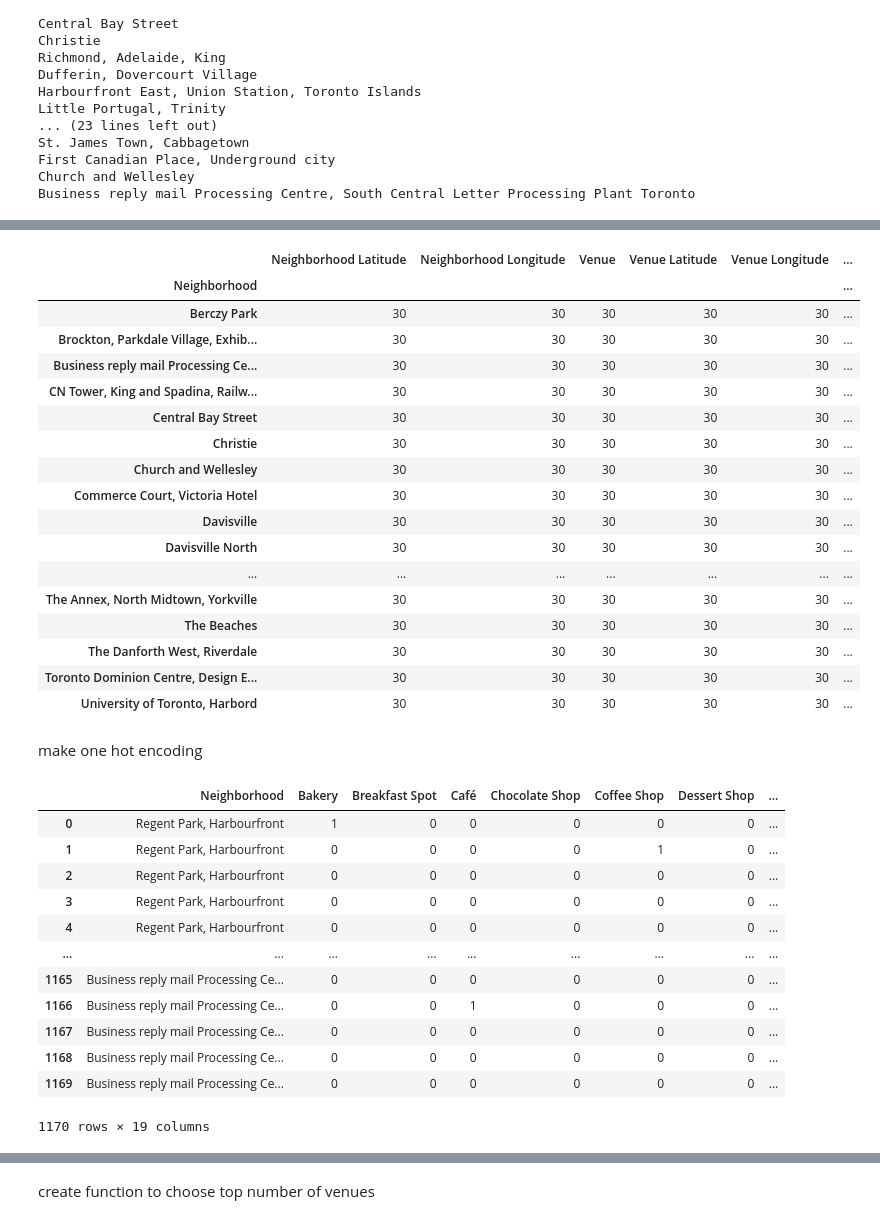
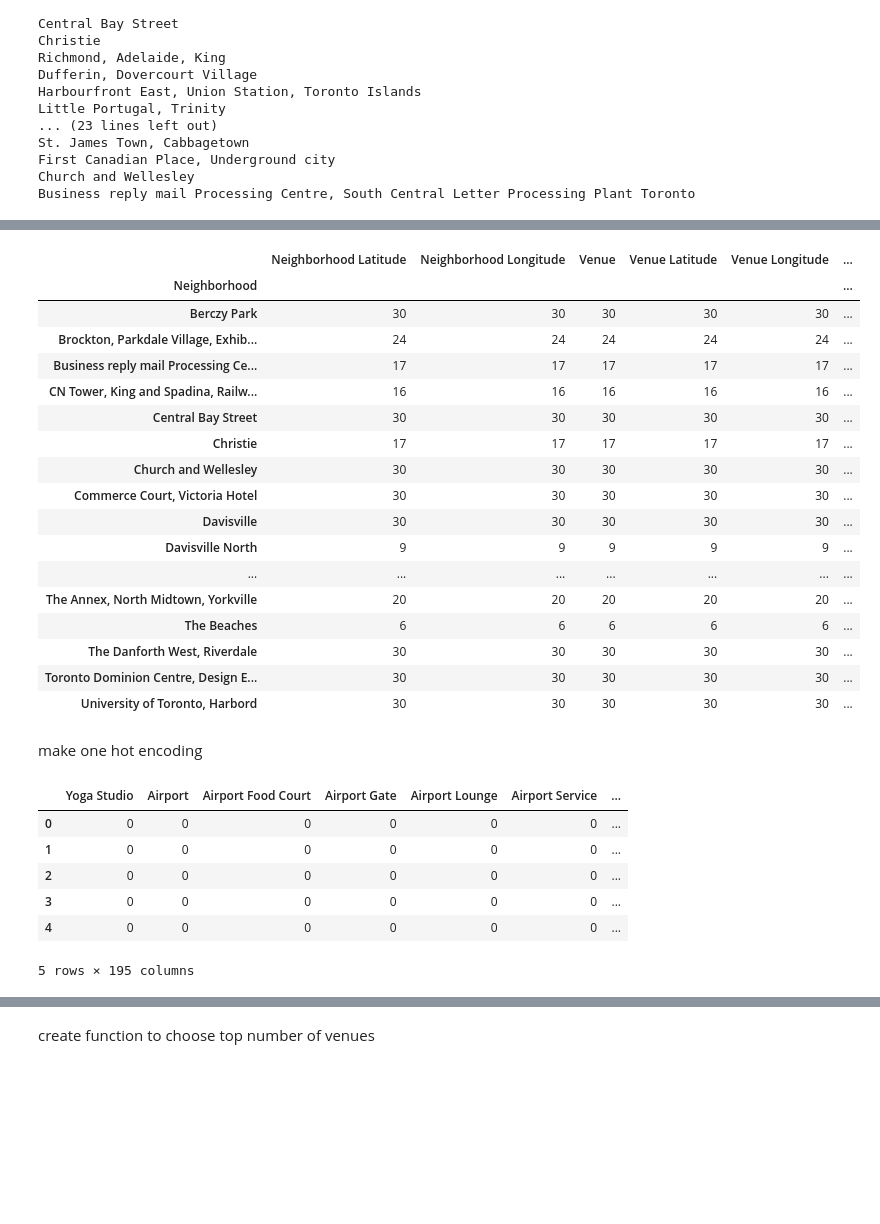
Before and after one commit to kzykogo0415/Coursera_Capstone, a Jupyter notebook: week3.ipynb, the cells around one changed output, grey strips where cells are left out. Cells and saved outputs as stored; diff of their text form; code cells hidden in the pictures; blank space fills up the shorter version.

```diff
--- a/week3.ipynb
+++ b/week3.ipynb
@@ -287,8 +287,8 @@ def getNearbyVenues(names, latitudes, longitudes, radius = 500):
         CLIENT_ID,
         CLIENT_SECRET,
         VERSION,
-        tr_data_latitude,
-        tr_data_longitude,
+        lat,
+        lng,
         radius,
         LIMIT)
 
@@ -350,18 +350,18 @@ toront_venues.groupby('Neighborhood').count()
 |  | Neighborhood Latitude | Neighborhood Longitude | Venue | Venue Latitude | Venue Longitude | ... |
 | Neighborhood |  |  |  |  |  | ... |
 | Berczy Park | 30 | 30 | 30 | 30 | 30 | ... |
-| Brockton, Parkdale Village, Exhib... | 30 | 30 | 30 | 30 | 30 | ... |
-| Business reply mail Processing Ce... | 30 | 30 | 30 | 30 | 30 | ... |
-| CN Tower, King and Spadina, Railw... | 30 | 30 | 30 | 30 | 30 | ... |
+| Brockton, Parkdale Village, Exhib... | 24 | 24 | 24 | 24 | 24 | ... |
+| Business reply mail Processing Ce... | 17 | 17 | 17 | 17 | 17 | ... |
+| CN Tower, King and Spadina, Railw... | 16 | 16 | 16 | 16 | 16 | ... |
 | Central Bay Street | 30 | 30 | 30 | 30 | 30 | ... |
-| Christie | 30 | 30 | 30 | 30 | 30 | ... |
+| Christie | 17 | 17 | 17 | 17 | 17 | ... |
 | Church and Wellesley | 30 | 30 | 30 | 30 | 30 | ... |
 | Commerce Court, Victoria Hotel | 30 | 30 | 30 | 30 | 30 | ... |
 | Davisville | 30 | 30 | 30 | 30 | 30 | ... |
-| Davisville North | 30 | 30 | 30 | 30 | 30 | ... |
+| Davisville North | 9 | 9 | 9 | 9 | 9 | ... |
 | ... | ... | ... | ... | ... | ... | ... |
-| The Annex, North Midtown, Yorkville | 30 | 30 | 30 | 30 | 30 | ... |
-| The Beaches | 30 | 30 | 30 | 30 | 30 | ... |
+| The Annex, North Midtown, Yorkville | 20 | 20 | 20 | 20 | 20 | ... |
+| The Beaches | 6 | 6 | 6 | 6 | 6 | ... |
 | The Danforth West, Riverdale | 30 | 30 | 30 | 30 | 30 | ... |
 | Toronto Dominion Centre, Design E... | 30 | 30 | 30 | 30 | 30 | ... |
 | University of Toronto, Harbord | 30 | 30 | 30 | 30 | 30 | ... |
@@ -370,26 +370,20 @@ make one hot encoding
 # %%
 toront_onehot = pd.get_dummies(toront_venues[['Venue Category']], prefix="", prefix_sep="")
 
 toront_onehot['Neighborhood'] = toront_venues['Neighborhood']
 
 fixed_columns = [toront_onehot.columns[-1]] + list(toront_onehot.columns[:-1])
 toront_onehot = toront_onehot[fixed_columns]
 
-toront_onehot
+toront_onehot.head()
 # %% [output]
-|  | Neighborhood | Bakery | Breakfast Spot | Café | Chocolate Shop | Coffee Shop | Dessert Shop | ... |
-| 0 | Regent Park, Harbourfront | 1 | 0 | 0 | 0 | 0 | 0 | ... |
-| 1 | Regent Park, Harbourfront | 0 | 0 | 0 | 0 | 1 | 0 | ... |
-| 2 | Regent Park, Harbourfront | 0 | 0 | 0 | 0 | 0 | 0 | ... |
-| 3 | Regent Park, Harbourfront | 0 | 0 | 0 | 0 | 0 | 0 | ... |
-| 4 | Regent Park, Harbourfront | 0 | 0 | 0 | 0 | 0 | 0 | ... |
-| ... | ... | ... | ... | ... | ... | ... | ... | ... |
-| 1165 | Business reply mail Processing Ce... | 0 | 0 | 0 | 0 | 0 | 0 | ... |
-| 1166 | Business reply mail Processing Ce... | 0 | 0 | 1 | 0 | 0 | 0 | ... |
-| 1167 | Business reply mail Processing Ce... | 0 | 0 | 0 | 0 | 0 | 0 | ... |
-| 1168 | Business reply mail Processing Ce... | 0 | 0 | 0 | 0 | 0 | 0 | ... |
-| 1169 | Business reply mail Processing Ce... | 0 | 0 | 0 | 0 | 0 | 0 | ... |
+|  | Yoga Studio | Airport | Airport Food Court | Airport Gate | Airport Lounge | Airport Service | ... |
+| 0 | 0 | 0 | 0 | 0 | 0 | 0 | ... |
+| 1 | 0 | 0 | 0 | 0 | 0 | 0 | ... |
+| 2 | 0 | 0 | 0 | 0 | 0 | 0 | ... |
+| 3 | 0 | 0 | 0 | 0 | 0 | 0 | ... |
+| 4 | 0 | 0 | 0 | 0 | 0 | 0 | ... |
-1170 rows × 19 columns
+5 rows × 195 columns
 # %%
 toront_grouped = toront_onehot.groupby('Neighborhood').mean().reset_index()
 # %%
```
Also changed, not shown: parts of 6 cells of this notebook.
